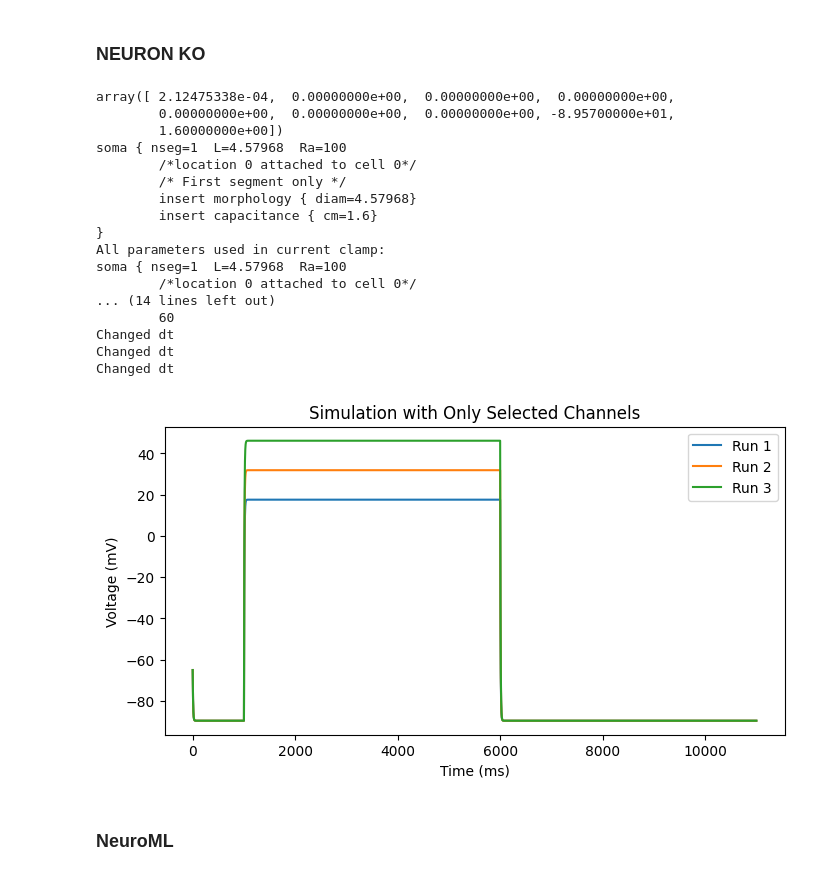
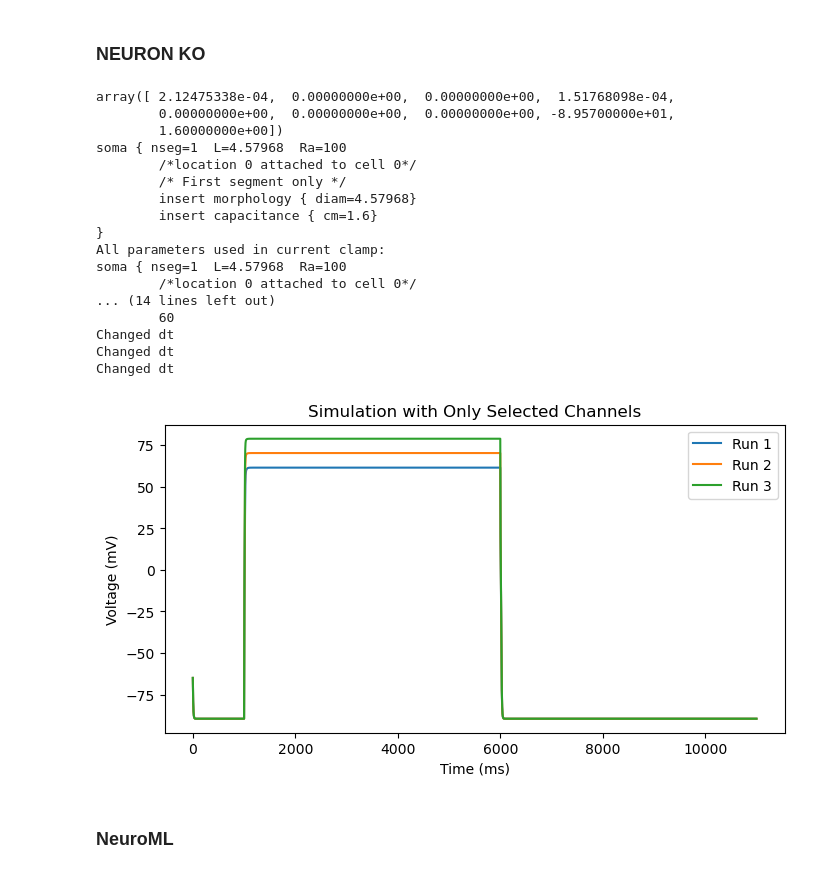
Before and after one commit to openworm/NicolettiEtAl2024_MN_IN, a Jupyter notebook: NeuroML/AIY_comparison.ipynb, the cells around one changed output. Cells and saved outputs as stored; diff of their text form; code cells hidden in the pictures.

```diff
--- a/NeuroML/AIY_comparison.ipynb
+++ b/NeuroML/AIY_comparison.ipynb
@@ -12,13 +12,13 @@ surf=65.89e-8# surface in cm^2 form neuromorpho AIYL
 gAIY=[0.14,1,0.2,0.1,0.92,0.06,0.5,-89.57,1.6]
 
 # leak, slo1iso, kqt1, egl19, slo1egl19, nca, shl1, eleak
-    # leak = 0.14
-    # slo1iso = 1
+    # leak = 0.14 DONE
+    # slo1iso = 1 DONE
     # kqt1 = 0.2
-    # egl19 = 0.1
-    # slo1egl19 = 0.92
-    # nca = 0.06
-    # shl1 = 0.5
+    # egl19 = 0.1 DONE
+    # slo1egl19 = 0.92 NOT WORKING
+    # nca = 0.06 DONE
+    # shl1 = 0.5 DONE
 
 
 
@@ -29,31 +29,29 @@ gAIY = [0.14, 0, 0, 0, 0, 0.06, 0, -89.57, 1.6]
 gAIY = [0.14, 1, 0, 0, 0, 0.06, 0, -89.57, 1.6]
 
 # kqt1
-#gAIY = [0.14, 0, 0.2, 0, 0, 0.06, 0, -89.57, 1.6]
+gAIY = [0.14, 0, 0.2, 0, 0, 0.0, 0, -89.57, 1.6]
 
-# egl19
-gAIY = [0.14, 0, 0, 0.1, 0, 0, 0, -89.57, 1.6]
+# # egl19
+# gAIY = [0.14, 0, 0, 0.1, 0, 0, 0, -89.57, 1.6]
 
-# leak only...
-gAIY = [0.14, 0, 0, 0, 0, 0, 0, -89.57, 1.6]
+# # leak only...
+# gAIY = [0.14, 0, 0, 0, 0, 0, 0, -89.57, 1.6]
 
-#slo1egl19
-# gAIY = [0.14, 0, 0, 0, 0.92, 0.06, 0, -89.57, 1.6]
+# #slo1egl19
+# # gAIY = [0.14, 0, 0, 0, 0.92, 0.06, 0, -89.57, 1.6]
 
 
-# # shl1
-# gAIY = [0.14, 0, 0, 0, 0, 0, 0.5, -89.57, 1.6]
+# # # shl1
+# # gAIY = [0.14, 0, 0, 0, 0, 0, 0.5, -89.57, 1.6]
 
 
-# # egl19 + slo1egl19
+# # # egl19 + slo1egl19
 # gAIY = [0.14, 0, 0, 0.1, 0.92, 0, 0, -89.57, 1.6]
-
-
+# # egl19 + leak
+gAIY = [0.14, 0, 0, 0.1, 0, 0, 0, -89.57, 1.6]
 
 gAIY_scaled = gScm2(gAIY,surf,6)
 pprint.pprint(gAIY_scaled)
-
-
 
 
 v, time1, vi_peak, vi = AIY_simulation_iclamp(gAIY_scaled, s1=0.015, s2=0.019, ns=3)
@@ -103,35 +101,35 @@ plt.show()
 #             mode='lines',
 #             name=f'Run {i + 1}'  # Label each run
 #         )
 #     )
 # fig.update_layout(
 #     title='Simulation with Only ___ Channel',
 #     xaxis_title='Time (ms)',
 #     yaxis_title='Voltage (mV)',
 #     template='plotly_white' ,
 #     width = 800,
 #     height = 400
 # )
 # fig.show()
 # %% [output]
-array([ 2.12475338e-04,  0.00000000e+00,  0.00000000e+00,  0.00000000e+00,
+array([ 2.12475338e-04,  0.00000000e+00,  0.00000000e+00,  1.51768098e-04,
         0.00000000e+00,  0.00000000e+00,  0.00000000e+00, -8.95700000e+01,
         1.60000000e+00])
 soma { nseg=1  L=4.57968  Ra=100
         /*location 0 attached to cell 0*/
         /* First segment only */
         insert morphology { diam=4.57968}
         insert capacitance { cm=1.6}
 }
 All parameters used in current clamp:
 soma { nseg=1  L=4.57968  Ra=100
         /*location 0 attached to cell 0*/
 ... (14 lines left out)
         60
 Changed dt
 Changed dt
 Changed dt
-[figure, old version]
+[figure, new version]
 # %% [markdown]
 ### NeuroML
 # %%
```
Also changed, not shown: parts of 2 cells of this notebook, 6 other files.
